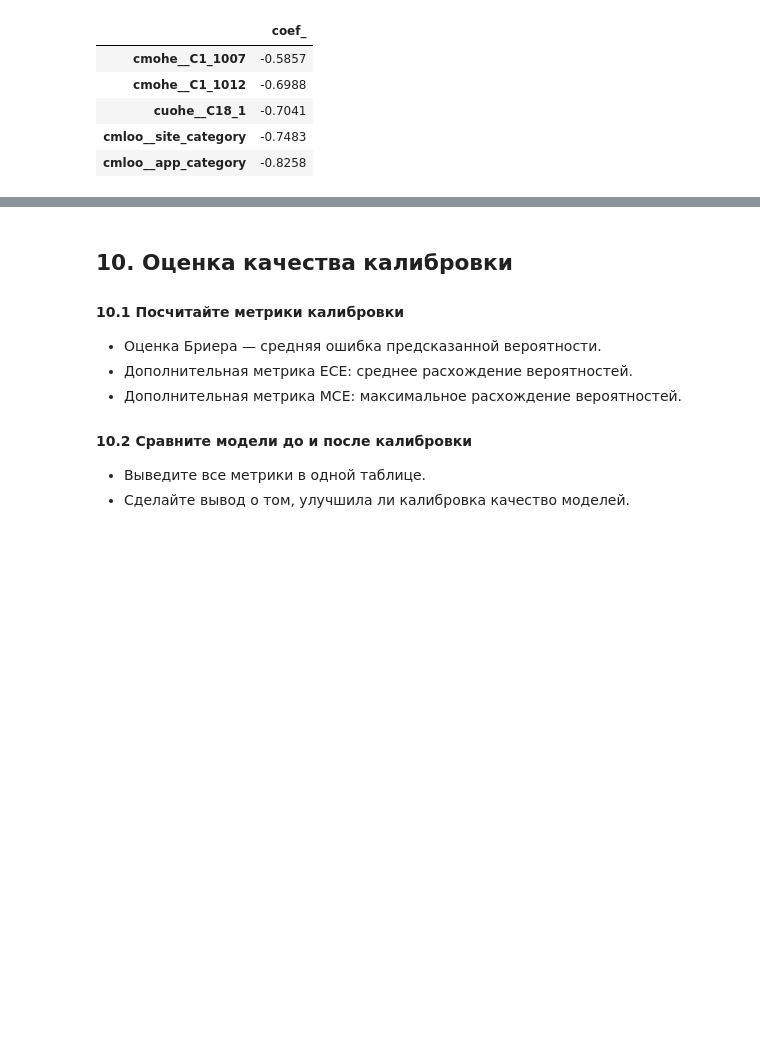
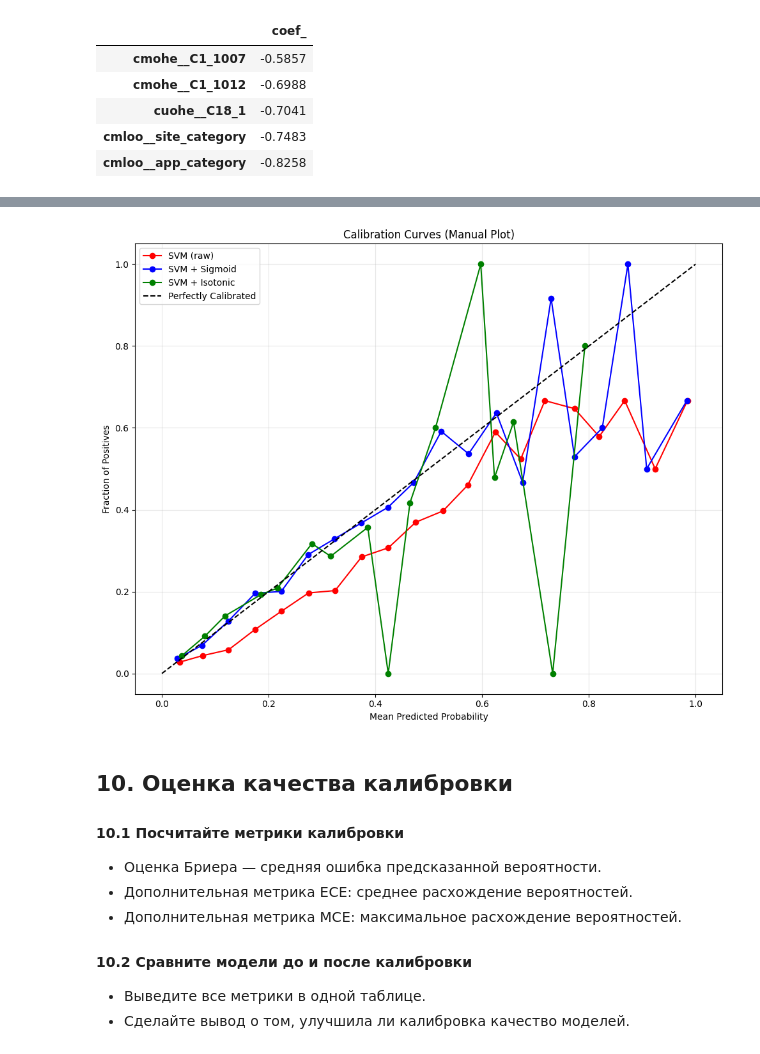
Before and after one commit to TemaQDX/sprint_12_project_advandex, a Jupyter notebook: sprint_12_project_advandex_Artem_Burov.ipynb, the cells around one changed output, grey strips where cells are left out. Drawn from its saved outputs; the diff is of its cells as text; code cells hidden in the pictures; blank space fills up the shorter version.

```diff
--- a/sprint_12_project_advandex_Artem_Burov.ipynb
+++ b/sprint_12_project_advandex_Artem_Burov.ipynb
@@ -2156,3 +2231,27 @@ result_df.tail(5)
+# %%
+# Создаём фигуру и оси
+fig, ax = plt.subplots(figsize=(10, 8))
+
+# Строим кривые калибровки
+ax.plot(prob_pred_raw, prob_true_raw, "o-", label="SVM (raw)", color='red')
+ax.plot(prob_pred_sig, prob_true_sig, "o-", label="SVM + Sigmoid", color='blue')
+ax.plot(prob_pred_iso, prob_true_iso, "o-", label="SVM + Isotonic", color='green')
+
+# Идеальная калибровка
+ax.plot([0, 1], [0, 1], "k--", label="Perfectly Calibrated")
+
+# Настройка осей и заголовка
+ax.set_xlabel("Mean Predicted Probability")
+ax.set_ylabel("Fraction of Positives")
+ax.set_title("Calibration Curves (Manual Plot)")
+ax.legend(loc="best")
+ax.grid(True, alpha=0.3)
+
+
+plt.tight_layout()
+plt.show()
+# %% [output]
+[figure, added]
 # %% [markdown]
 ## 10. Оценка качества калибровки
 
```
Also changed, not shown: parts of 8 cells of this notebook.
